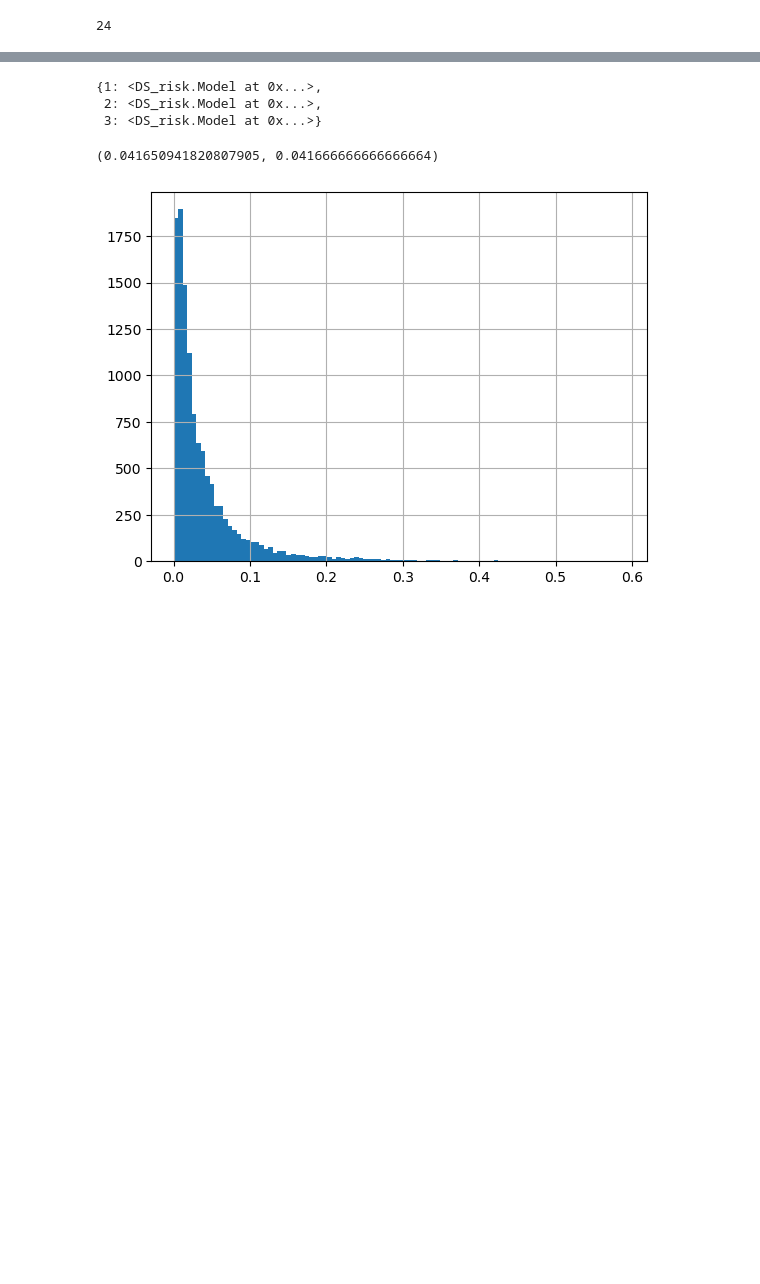
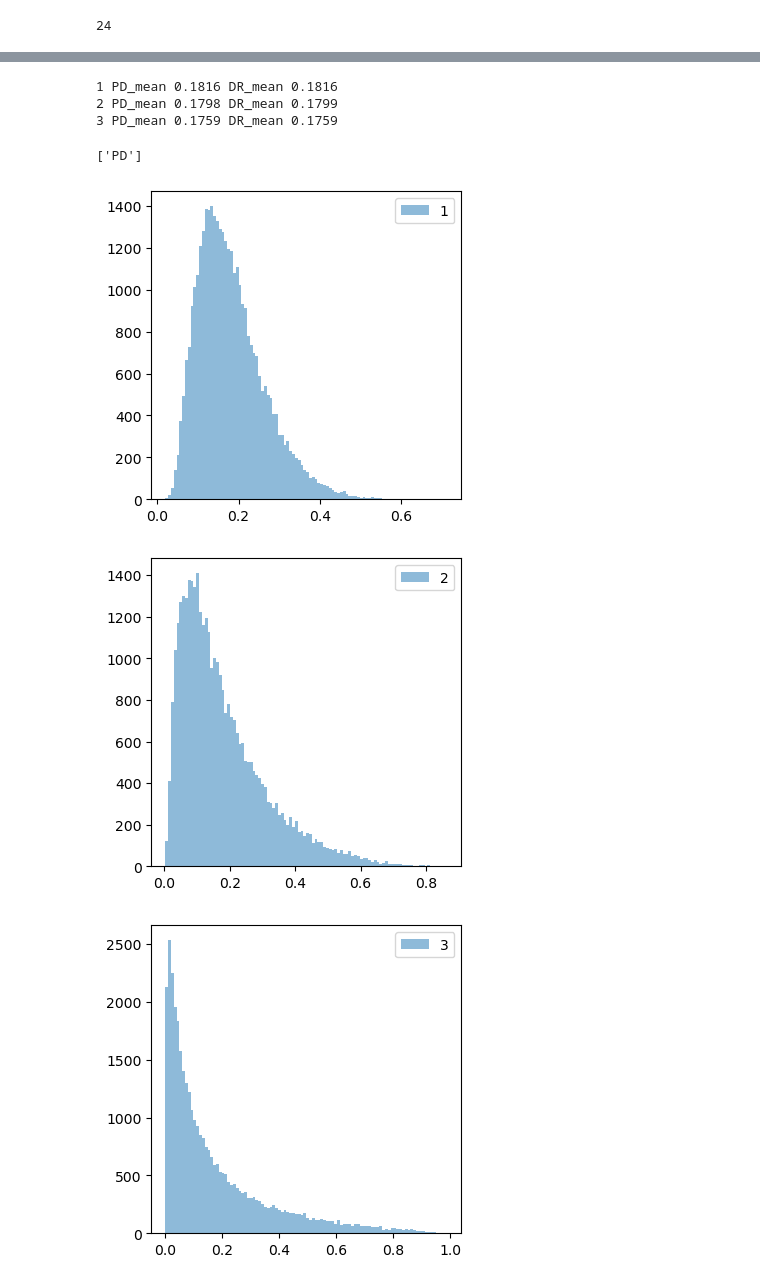
Before and after one commit to il-giza/Bank_SandBox, a Jupyter notebook: matrix_migration/generator_of_portfolio.ipynb, the cells around one changed output, grey strips where cells are left out. Saved outputs shown, nothing was run; the diff lists cells and outputs as text; code cells hidden in the pictures; blank space fills up the shorter version.

```diff
--- a/matrix_migration/generator_of_portfolio.ipynb
+++ b/matrix_migration/generator_of_portfolio.ipynb
@@ -290,0 +312,6 @@ model2.info()
+# %%
+model_dic = {}
+for i, gini in zip([1,2,3],[0.30, 0.50, 0.70]):
+    ix = TT['PORTFOLIO_ID'] == i
+    model_dic[i] = DS.create_model(gini = gini, tto_sample=TT[ix])
+    model_dic[i].info()
@@ -309,5 +375,10 @@ plt.grid()
 # %%
-TT['MODEL_SCORE'] = model2.Score(np.array(TT['FATED_SCORE'].values))
+for i in model_dic:
+    ix = TT['PORTFOLIO_ID'] == i
+    TT.loc[ix, 'MODEL_SCORE_%s'%i] = model_dic[i].Score(np.array(TT[ix]['FATED_SCORE'].values))
 # %%
-DS.calibration(model = model2, sample = TT)
+for i in model_dic:
+    ix = TT['PORTFOLIO_ID'] == i
+    TT.loc[ix, 'MODEL_SCORE'] = TT.loc[ix, 'MODEL_SCORE_%s'%i]
+    print(i, DS.calibration(model = model_dic[i], sample = TT[ix]))
 # %% [output]
@@ -331,19 +406,28 @@ model2.log_dic
  'LR': LogisticRegression(random_state=42)}
-# %%
-Model.model_dic[2]
-# %% [output]
-{1: <DS_risk.Model at 0x...>,
- 2: <DS_risk.Model at 0x...>,
- 3: <DS_risk.Model at 0x...>}
 # %%
-TT['PD'] = model2.PD(TT['MODEL_SCORE'])
+for i in model_dic:
+    ix = TT['PORTFOLIO_ID'] == i
+    TT.loc[ix, 'PD'] = model_dic[i].PD(TT.loc[ix, 'MODEL_SCORE_%s'%i])
+    print(i, 'PD_mean %0.4f' %  TT.loc[ix, 'PD'].mean(), 'DR_mean %0.4f' % TT.loc[ix, 'BADFLAG'].mean())
+DS.grade(TT, 'PD', 'GRADE')
+# %% [output]
+1 PD_mean 0.1816 DR_mean 0.1816
+2 PD_mean 0.1798 DR_mean 0.1799
+3 PD_mean 0.1759 DR_mean 0.1759
-# %%
-TT['PD'].mean(), TT['BADFLAG'].mean()
-# %% [output]
-(0.041650941820807905, 0.041666666666666664)
+# %%
+col_pd = [c for c in TT.columns if 'PD' in c[:2]]
+col_pd
+# %% [output]
+['PD']
 # %%
-TT['PD'].hist(bins=100)
-plt.show()
+for i in model_dic:
+    plt.figure(figsize=[4,4])
+    ix = TT['PORTFOLIO_ID'] == i
+    plt.hist(TT[ix]['PD'],bins=100, alpha = 0.5)
+    plt.legend('%i'%i)
+    plt.show()
 # %% [output]
-[figure, old version]
+[figure, new version]
+[figure, added]
+[figure, added]
 # %%
```
Also changed, not shown: parts of 115 cells of this notebook, 1 other file.
